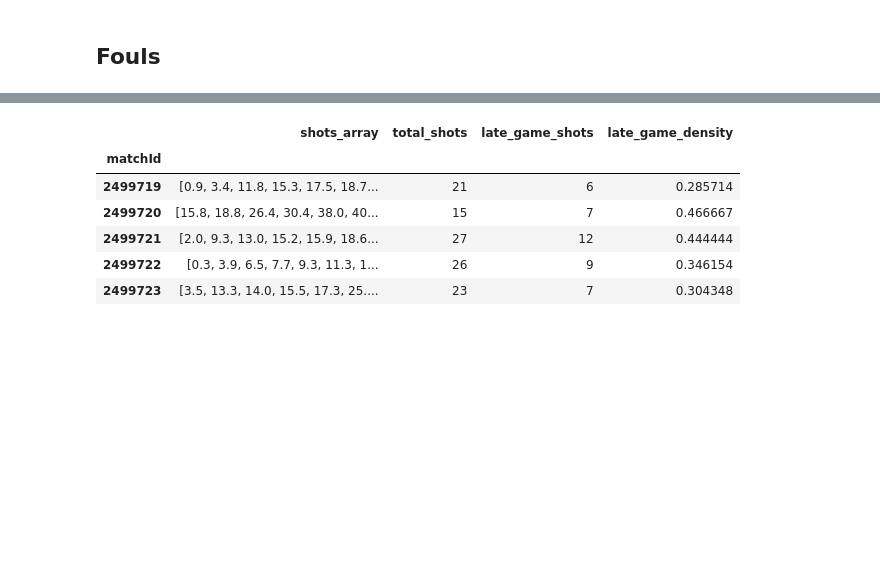
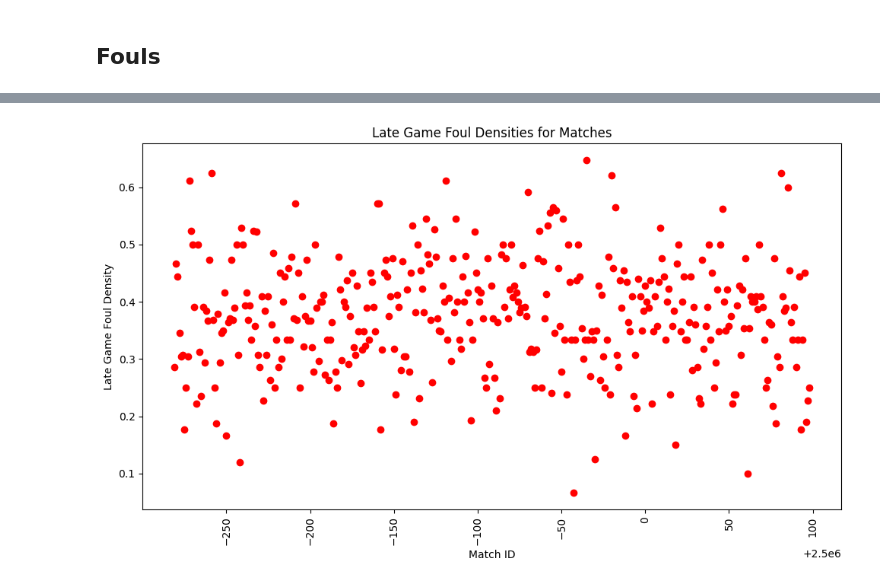
Before and after one commit to axndyg/sagb_inrto_project, a Jupyter notebook: England/Notebooks/event_density.ipynb, the cells around one changed output, grey strips where cells are left out. Drawn from its saved outputs; the diff is of its cells as text; code cells hidden in the pictures; blank space fills up the shorter version.

```diff
--- a/England/Notebooks/event_density.ipynb
+++ b/England/Notebooks/event_density.ipynb
@@ -32,9 +63,12 @@ england_sd.head()
 england_fouls = pd.read_csv('/Users/kar/Documents/sagb_inrto_project/England/Csvs/England_fouls.csv')
 # %%
 england_fd = england_fouls.groupby('matchId').agg(
-    shots_array=('eventMin', list),
-    total_shots=('eventMin', 'count'),
-    late_game_shots=('eventMin', lambda x: (x >= 60).sum()),
+    fouls_array=('eventMin', list),
+    total_fouls=('eventMin', 'count'),
+    late_game_fouls=('eventMin', lambda x: (x >= 60).sum()),
+    early_game_fouls=('eventMin', lambda x: (x <= 30).sum())
 )
-# %%
-england_fd['late_game_density'] = england_fd['late_game_shots'] / england_fd['total_shots']
+# %%
+england_fd['late_game_density'] = england_fd['late_game_fouls'] / england_fd['total_fouls']
+england_fd['early_game_density'] = england_fd['early_game_fouls'] / england_fd['total_fouls']
+england_fd.head()
@@ -41,12 +83,17 @@ england_fd['late_game_density'] = england_fd['late_game_shots'] / england_fd['to
 # %%
 england_fd.to_csv('/Users/kar/Documents/sagb_inrto_project/England/Csvs/England_fd.csv', index=True)
-# %%
-england_fd.head()
-# %% [output]
-|  | shots_array | total_shots | late_game_shots | late_game_density |
-| matchId |  |  |  |  |
-| 2499719 | [0.9, 3.4, 11.8, 15.3, 17.5, 18.7... | 21 | 6 | 0.285714 |
-| 2499720 | [15.8, 18.8, 26.4, 30.4, 38.0, 40... | 15 | 7 | 0.466667 |
-| 2499721 | [2.0, 9.3, 13.0, 15.2, 15.9, 18.6... | 27 | 12 | 0.444444 |
-| 2499722 | [0.3, 3.9, 6.5, 7.7, 9.3, 11.3, 1... | 26 | 9 | 0.346154 |
-| 2499723 | [3.5, 13.3, 14.0, 15.5, 17.3, 25.... | 23 | 7 | 0.304348 |
+# %%
+late_game_density = england_fd['late_game_density']
+
+plt.figure(figsize=(10,6))
+plt.scatter(england_fd.index, late_game_density, color='red')
+
+plt.title('Late Game Foul Densities for Matches')
+plt.xlabel('Match ID')
+plt.ylabel('Late Game Foul Density')
+
+plt.xticks(rotation=90)
+plt.tight_layout()
+plt.show()
+# %% [output]
+[figure, added]
```
Also changed, not shown: parts of 7 cells of this notebook, 6 other files.
